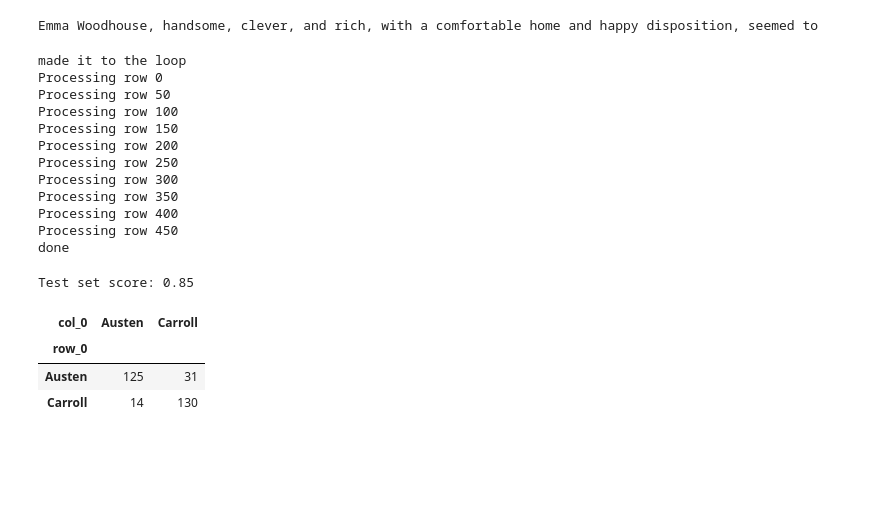
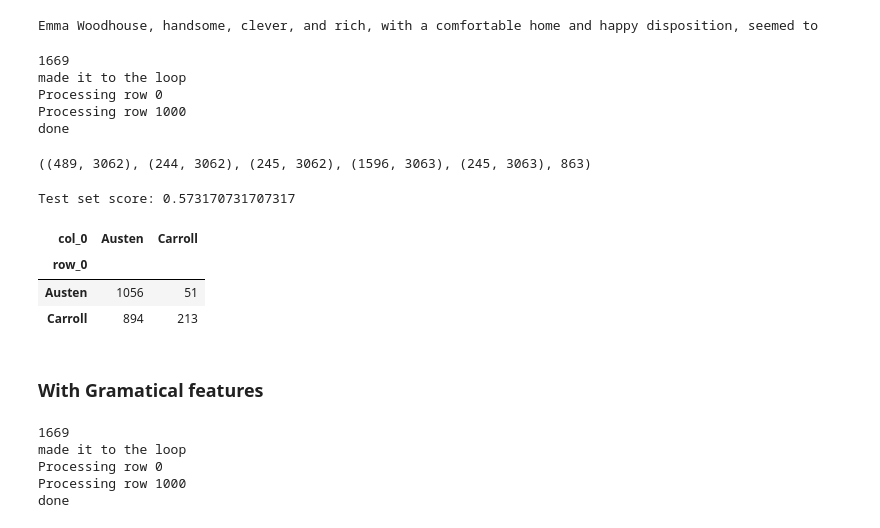
Before and after one commit to jordanplanders/Thinkful, a Jupyter notebook: Bootcamp/Unit 4/Project 4-4-2 Supervised NLP.ipynb, the cells around one changed output. Cells and saved outputs as stored; diff of their text form; code cells hidden in the pictures; blank space fills up the shorter version.

```diff
--- a/Bootcamp/Unit 4/Project 4-4-2 Supervised NLP.ipynb
+++ b/Bootcamp/Unit 4/Project 4-4-2 Supervised NLP.ipynb
@@ -481,3 +425,12 @@ y_test_PnonP = np.concatenate([y_test_Pers, y_test_nonPers], axis=0)
+# %%
+# filter out the Persuasion test rows
+X_test_pers, y_test_pers = make_author_test(X_test, y_test, 'Austen')
+
+# prep the non Persuasion (Carroll) test rows
+X_test_nonPers, y_test_nonPers = make_nonauthor_test(paradise_bow, 'Carroll', len(y_test_pers))
+
+# concatenate into one set
+X_test_PnonP, y_test_PnonP = make_full_sets(X_test_pers, y_test_pers, X_test_nonPers, y_test_nonPers)
 # %%
 # run existing model over new test set
 print('\nTest set score:', lr.score(X_test_PnonP, y_test_PnonP))
@@ -511,45 +491,54 @@ emma_sents = [[sent, "Austen"] for sent in emma_doc.sents]
 emma_sents = emma_sents[0:len(alice_sents)]
 # %%
 # Build a new Bag of Words data frame for Emma word counts.
-# We'll use the same common words from Alice and Persuasion.
 emma_sentences = pd.DataFrame(emma_sents)
-emma_bow = bow_features(emma_sentences[:book_smpl_ct], common_words)
+emma_bow = bow_features(emma_sentences, common_words)
 
 print('done')
 # %% [output]
+1669
 made it to the loop
 Processing row 0
-Processing row 50
-Processing row 100
-Processing row 150
-Processing row 200
-Processing row 250
-Processing row 300
-Processing row 350
-Processing row 400
-Processing row 450
+Processing row 1000
 done
 # %%
 # build smaller subsamples of Austen works so that the test set will be half Austen, half not Austen (in this case, Milton)
-subsample_emma = emma_bow.sample(n=int(np.floor(len(y_test_Carroll)/2)))
+subsample_emma = emma_bow.sample(n=int(np.floor(len(y_test_nonPers)/2)))
 X_test_emma = subsample_emma.iloc[:, ~subsample_emma.columns.isin(['text_sentence','text_source']) ]
 y_test_emma = subsample_emma['text_source']
 
-subsample_Pers = test_Pers.sample(n=len(y_test_Pers)-len(y_test_emma))
+test_Pers = X_test_pers
+test_Pers['target'] = y_test_pers
+subsample_Pers = test_Pers.sample(n=len(y_test_nonPers)-len(y_test_emma))
 X_test_Pers = subsample_Pers.iloc[:, ~subsample_Pers.columns.isin(['target'])] #X_test[y_test[y_test == 'Carroll'].index]
 y_test_Pers = subsample_Pers['target']
+# %%
+X_test_Carroll.shape, X_test_emma.shape, X_test_Pers.shape, X_test.shape, subsample_Pers.shape, len(y_test_pers)-len(y_test_emma)
+# %% [output]
+((489, 3062), (244, 3062), (245, 3062), (1596, 3063), (245, 3063), 863)
 # %%
 # concatenate test sets to full Carroll-nonCarroll test set
-X_test_AnonA = np.concatenate([X_test_Carroll, X_test_emma, X_test_Pers], axis=0)
-y_test_AnonA = np.concatenate([y_test_Carroll, y_test_emma, y_test_Pers], axis=0)
+X_test_AunonC = np.concatenate([X_test_nonPers, X_test_emma, X_test_Pers], axis=0)
+y_test_AunonC = np.concatenate([y_test_nonPers, y_test_emma, y_test_Pers], axis=0)
 # %%
 # run existing model over new test set
-print('\nTest set score:', lr.score(X_test_AnonA, y_test_AnonA))
-lr_AnA_predicted = lr.predict(X_test_AnonA)
-pd.crosstab(y_test_AnonA, lr_AnA_predicted)
+print('\nTest set score:', lr.score(X_test_AunonC, y_test_AunonC))
+lr_AunonC_predicted = lr.predict(X_test_AunonC)
+pd.crosstab(y_test_AunonC, lr_AunonC_predicted)
 # %% [output]
-Test set score: 0.85
+Test set score: 0.573170731707317
 | col_0 | Austen | Carroll |
 | row_0 |  |  |
-| Austen | 125 | 31 |
-| Carroll | 14 | 130 |
+| Austen | 1056 | 51 |
+| Carroll | 894 | 213 |
+# %% [markdown]
+### With Gramatical features
+# %%
+emma_bow_ss = bow_features(emma_sentences, common_words, sent_stats = True)
+print('done')
+# %% [output]
+1669
+made it to the loop
+Processing row 0
+Processing row 1000
+done
```
Also changed, not shown: parts of 70 cells of this notebook.
